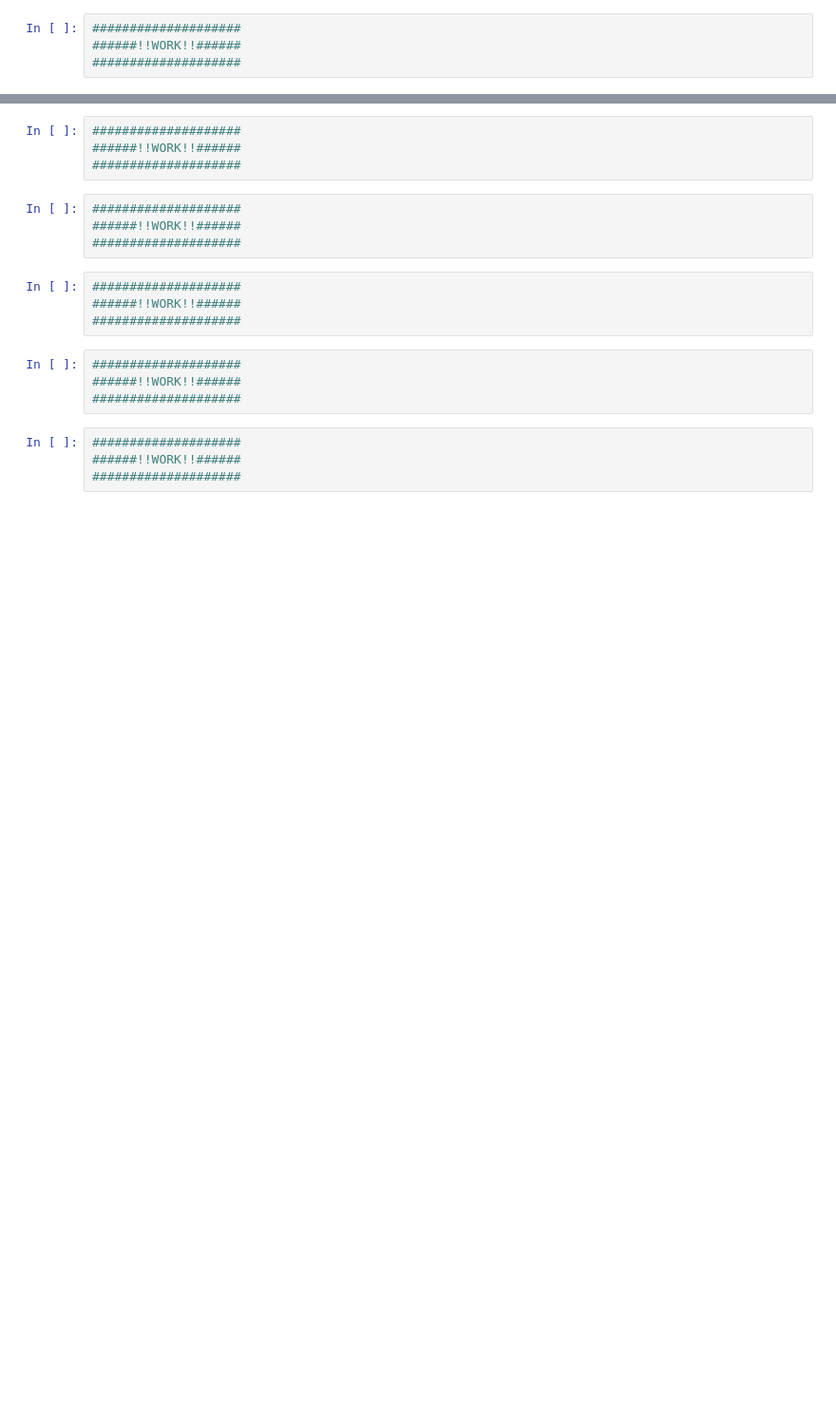
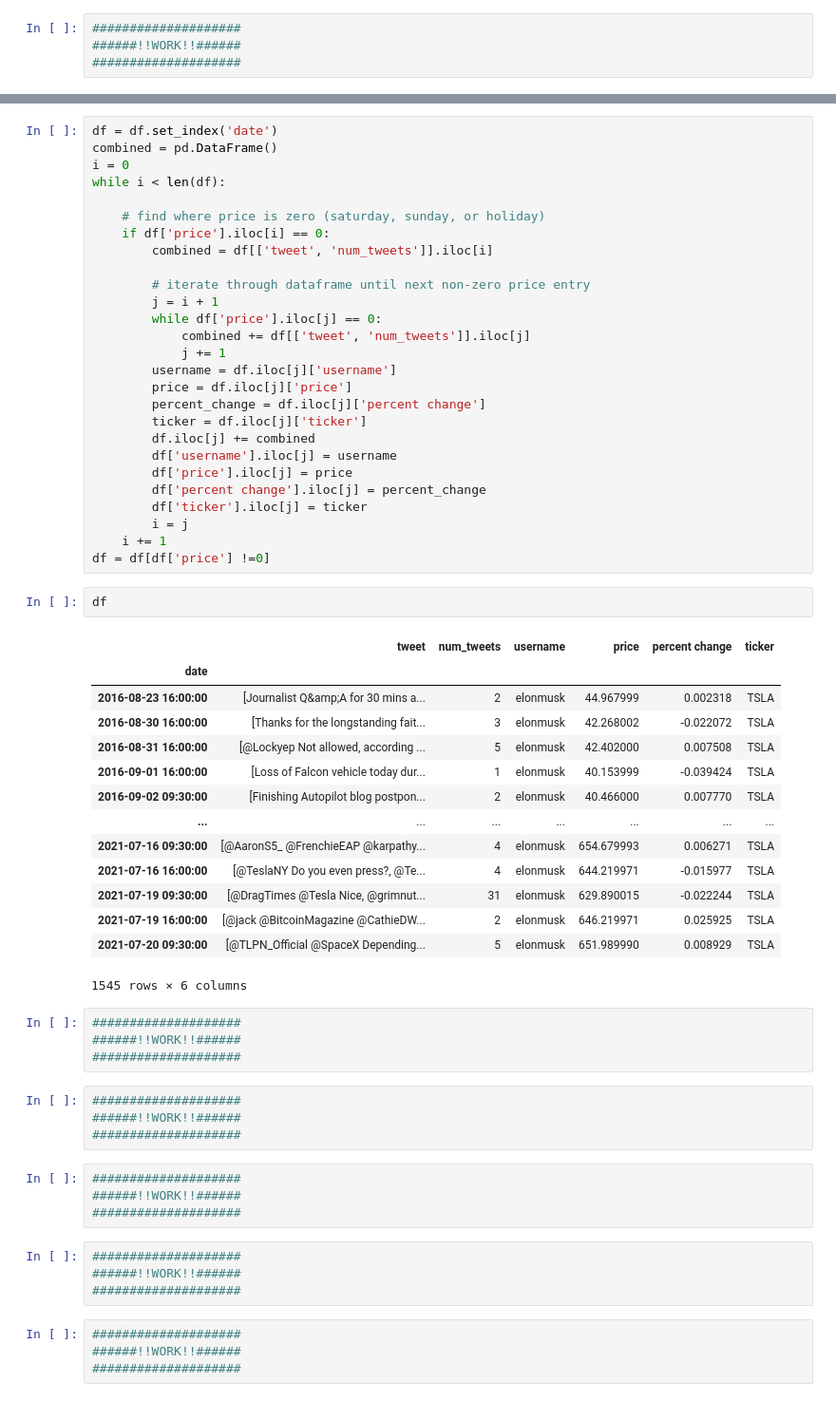
Before and after one commit to Pooret/Predicting-Executive-Stock-Movements, a Jupyter notebook: revisited/Data Analysis.ipynb, the cells around one changed output, grey strips where cells are left out. Shown at 95% size. Saved outputs shown, nothing was run; the diff lists cells and outputs as text; blank space fills up the shorter version.

```diff
--- a/revisited/Data Analysis.ipynb
+++ b/revisited/Data Analysis.ipynb
@@ -279,3 +326,47 @@ def combine_tweets_stocks(ceos_merged, stocks_full):
+# %%
+df = df.set_index('date')
+combined = pd.DataFrame()
+i = 0
+while i < len(df):
+
+    # find where price is zero (saturday, sunday, or holiday)
+    if df['price'].iloc[i] == 0:
+        combined = df[['tweet', 'num_tweets']].iloc[i]
+
+        # iterate through dataframe until next non-zero price entry
+        j = i + 1
+        while df['price'].iloc[j] == 0:
+            combined += df[['tweet', 'num_tweets']].iloc[j]
+            j += 1
+        username = df.iloc[j]['username']
+        price = df.iloc[j]['price']
+        percent_change = df.iloc[j]['percent change']
+        ticker = df.iloc[j]['ticker']
+        df.iloc[j] += combined
+        df['username'].iloc[j] = username
+        df['price'].iloc[j] = price
+        df['percent change'].iloc[j] = percent_change
+        df['ticker'].iloc[j] = ticker
+        i = j
+    i += 1
+df = df[df['price'] !=0]
+# %%
+df
+# %% [output]
+|  | tweet | num_tweets | username | price | percent change | ticker |
+| date |  |  |  |  |  |  |
+| 2016-08-23 16:00:00 | [Journalist Q&amp;A for 30 mins a... | 2 | elonmusk | 44.967999 | 0.002318 | TSLA |
+| 2016-08-30 16:00:00 | [Thanks for the longstanding fait... | 3 | elonmusk | 42.268002 | -0.022072 | TSLA |
+| 2016-08-31 16:00:00 | [@Lockyep Not allowed, according ... | 5 | elonmusk | 42.402000 | 0.007508 | TSLA |
+| 2016-09-01 16:00:00 | [Loss of Falcon vehicle today dur... | 1 | elonmusk | 40.153999 | -0.039424 | TSLA |
+| 2016-09-02 09:30:00 | [Finishing Autopilot blog postpon... | 2 | elonmusk | 40.466000 | 0.007770 | TSLA |
+| ... | ... | ... | ... | ... | ... | ... |
+| 2021-07-16 09:30:00 | [@AaronS5_ @FrenchieEAP @karpathy... | 4 | elonmusk | 654.679993 | 0.006271 | TSLA |
+| 2021-07-16 16:00:00 | [@TeslaNY Do you even press?, @Te... | 4 | elonmusk | 644.219971 | -0.015977 | TSLA |
+| 2021-07-19 09:30:00 | [@DragTimes @Tesla Nice, @grimnut... | 31 | elonmusk | 629.890015 | -0.022244 | TSLA |
+| 2021-07-19 16:00:00 | [@jack @BitcoinMagazine @CathieDW... | 2 | elonmusk | 646.219971 | 0.025925 | TSLA |
+| 2021-07-20 09:30:00 | [@TLPN_Official @SpaceX Depending... | 5 | elonmusk | 651.989990 | 0.008929 | TSLA |
+1545 rows × 6 columns
 # %%
 ####################
 ######!!WORK!!######
```
Also changed, not shown: parts of 8 cells of this notebook.
